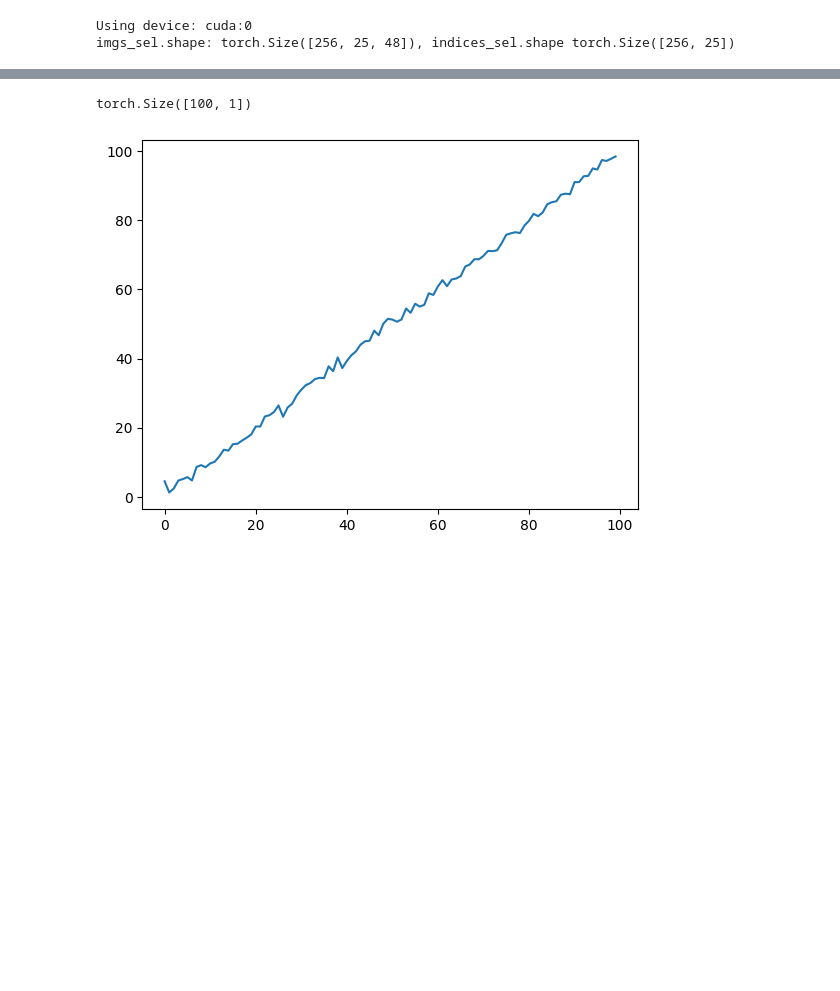
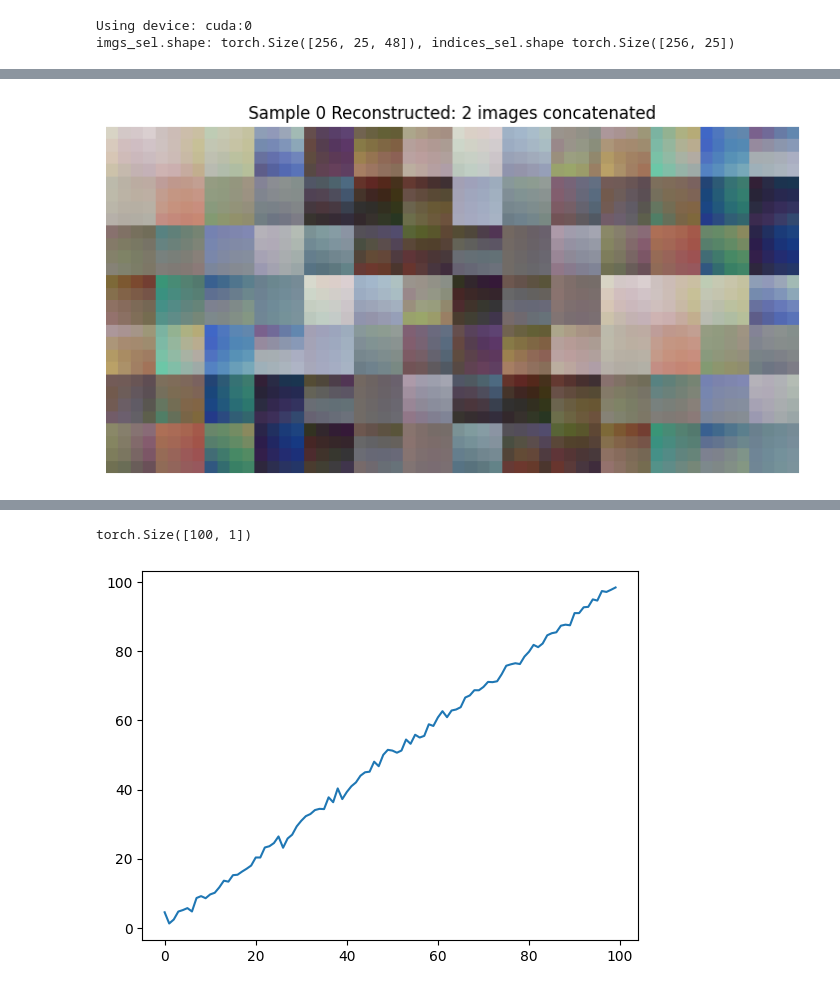
Before and after one commit to Mr-ion77/Transformers, a Jupyter notebook: Tests.ipynb, the cells around one changed output, grey strips where cells are left out. Cells and saved outputs as stored; diff of their text form; code cells hidden in the pictures; blank space fills up the shorter version.

```diff
--- a/Tests.ipynb
+++ b/Tests.ipynb
@@ -813,0 +1008,97 @@ def make_demo_qnode(n_wires=3, rotate=False, device_name='default.qubit'):
+# %%
+#first_batch.shape = torch.Size([256, 490, 48]) # ( Batch, Number_of_Patches * Number_of_Images, Channels * Patch_size * Patch_size )
+import torch
+import matplotlib.pyplot as plt
+import numpy as np
+
+def visualize_tensor_reconstruction():
+    # ---------------------------------------------------------
+    # 1. Setup Configuration
+    # ---------------------------------------------------------
+    BATCH_SIZE, SEQ_LEN, EMBED_DIM  = first_batch.shape
+
+    # Target dimensions
+    N_IMGS = 2
+    N_PATCHES_PER_IMG = 49
+    IMG_H = 28
+    IMG_W = 28
+    PATCH_SIZE = 4
+    CHANNELS = 3
+
+    # Calculated grid size (e.g., 28 / 4 = 7)
+    GRID_H = IMG_H // PATCH_SIZE
+    GRID_W = IMG_W // PATCH_SIZE
+
+    print(f"Configuration:")
+    print(f"Input Shape: [{BATCH_SIZE}, {SEQ_LEN}, {EMBED_DIM}]")
+    print(f"Grid Layout: {GRID_H}x{GRID_W} patches")
+    print(f"Target Single Image: {CHANNELS}x{IMG_H}x{IMG_W}")
+    print(f"Target Concatenated: {CHANNELS}x{IMG_H}x{IMG_W * N_IMGS}")
+    print("-" * 30)
+
+    # ---------------------------------------------------------
+    # 2. Create Dummy Data
+    # ---------------------------------------------------------
+    # We use a gradient pattern so we can visually verify the reconstruction
+    # is correct (it shouldn't look like random noise if logic is right).
+    # However, for this demo, random noise suffices to show shape.
+
+    # ---------------------------------------------------------
+    # 3. Reconstruction Logic (Pure PyTorch)
+    # ---------------------------------------------------------
+    def reconstruct(tensor):
+            B = tensor.shape[0]
+
+            # Step 1: Unflatten the Sequence Dimension
+            # Crucial Fix: We split 490 into (49, 10) instead of (10, 49)
+            # Shape: (B, N_PATCHES, N_IMGS, CHANNELS, PATCH_SIZE, PATCH_SIZE)
+            x = tensor.view(B, N_PATCHES_PER_IMG, N_IMGS, CHANNELS, PATCH_SIZE, PATCH_SIZE)
+
+            # Step 2: Reorder to group by Image (Swap Patches and Images)
+            # Shape: (B, N_IMGS, N_PATCHES, CHANNELS, PATCH_SIZE, PATCH_SIZE)
+            x = x.permute(0, 2, 1, 3, 4, 5)
+
+            # Step 3: Unfold the linear patch list back into a 2D Grid (7x7)
+            # Shape: (B, N_IMGS, GRID_H, GRID_W, CHANNELS, PATCH_SIZE, PATCH_SIZE)
+            x = x.view(B, N_IMGS, GRID_H, GRID_W, CHANNELS, PATCH_SIZE, PATCH_SIZE)
+
+            # Step 4: Permute to align spatial dimensions for standard image format
+            # Shape: (B, N_IMGS, CHANNELS, GRID_H, PATCH_SIZE, GRID_W, PATCH_SIZE)
+            x = x.permute(0, 1, 4, 2, 5, 3, 6)
+
+            # Step 5: Merge the grid and patch dimensions
+            # Shape: (B, N_IMGS, CHANNELS, IMG_H, IMG_W)
+            x = x.reshape(B, N_IMGS, CHANNELS, IMG_H, IMG_W)
+
+            # Step 6: Concatenate images horizontally
+            x = x.permute(0, 2, 3, 1, 4)
+            final_image = x.reshape(B, CHANNELS, IMG_H, N_IMGS * IMG_W)
+
+            return final_image
+
+
+    # ---------------------------------------------------------
+    # 4. Execute and Visualize
+    # ---------------------------------------------------------
+
+    reconstructed_batch = reconstruct(first_batch)
+    print(f"Reconstructed Shape: {reconstructed_batch.shape}")
+    # Expected: [256, 3, 28, 280]
+
+    # Select the first sample to visualize
+    for sample_idx in range(5):
+        image_tensor = reconstructed_batch[sample_idx] # Shape: [3, 28, 280]
+
+        # Prepare for Matplotlib (H, W, C)
+        image_np = image_tensor.permute(1, 2, 0).numpy()
+
+        plt.figure(figsize=(15, 4))
+        plt.imshow(image_np)
+        plt.title(f"Sample {sample_idx} Reconstructed: {N_IMGS} images concatenated")
+        plt.axis('off')
+        plt.tight_layout()
+        plt.show()
+
+if __name__ == "__main__":
+    visualize_tensor_reconstruction()
+# %% [output]
@@ -813,0 +1112 @@ def make_demo_qnode(n_wires=3, rotate=False, device_name='default.qubit'):
+[figure, added]
```
Also changed, not shown: parts of 12 cells of this notebook, 10 other files.
